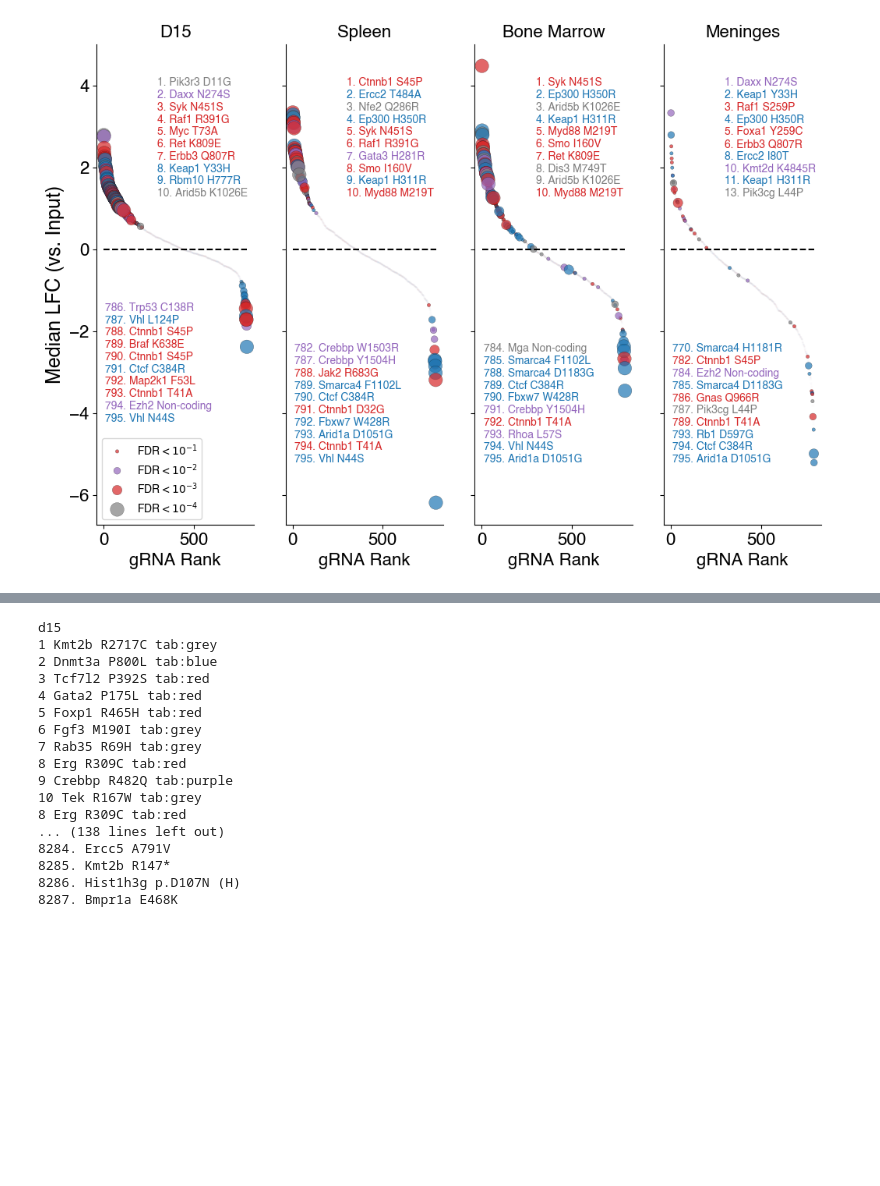
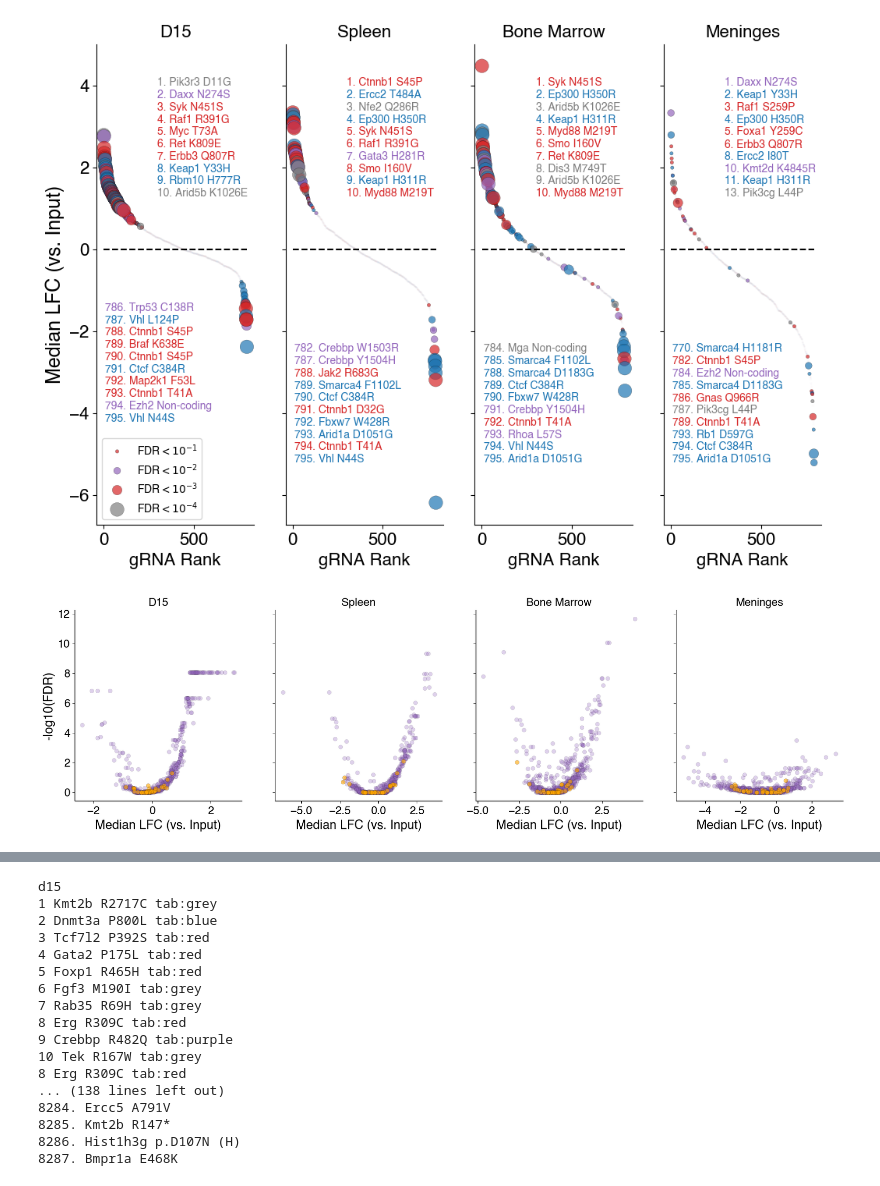
Before and after one commit to kexindon/B-ALL-in-vivo-base-editing, a Jupyter notebook: figure2.ipynb, the cells around one changed output, grey strips where cells are left out. Saved outputs shown, nothing was run; the diff lists cells and outputs as text; code cells hidden in the pictures; blank space fills up the shorter version.

Commit message:
updated figure generation codes

```diff
--- a/figure2.ipynb
+++ b/figure2.ipynb
@@ -346,8 +349,8 @@ fig.savefig('figures/fig2f.pdf')
 # %% [markdown]
 # 2g-h
 # %%
-ABE_LFC_FDR = pd.read_csv('LFC-FDR/og/ABE_LFC_FDR_df.csv')
-CBE_LFC_FDR = pd.read_csv('LFC-FDR/og/CBE_LFC_FDR_df.csv')
+ABE_LFC_FDR = pd.read_csv('LFC-FDR/og/ABE_LFC_FDR_df_og.csv')
+CBE_LFC_FDR = pd.read_csv('LFC-FDR/og/CBE_LFC_FDR_df_og.csv')
 
 cosmic = pd.read_csv('source-data/Census_allSun Nov 17 02_26_47 2024.csv').fillna('Undefined')
 
@@ -524,3 +527,38 @@ d15
 795. Arid1a D1051G
 Text(0.5, 1.0, 'Meninges')
 [figure]
+# %%
+ABE_targ = ABE_LFC_FDR[(ABE_LFC_FDR['classification']=='targeting guide')]
+ABE_controls = ABE_LFC_FDR[~(ABE_LFC_FDR['classification']=='targeting guide')]
+# %%
+names2 = ['d15','spleen', 'bonemarrow', 'meninges',]
+color_dict = {'Oncogene':'tab:red', 'Oncogene/TSG':'tab:purple', 'TSG':'tab:blue', 'Undefined':'tab:grey'}
+fig, ax = plt.subplots(1,4,figsize=(20,5), sharey=True)
+
+for k, val in enumerate(names2):
+    cc = ABE_targ
+    cc[f'neglog10_FDR_{val}'] = -np.log10(
+    cc[f'FDR_{val}_fishers'].clip(lower=1e-300)
+)
+    ax[k].scatter( cc[f'LFC_median_{val}'],cc[f'neglog10_FDR_{val}'],color='tab:purple', linewidth=.2, edgecolor='black', alpha=.3)
+
+    cc2 = ABE_controls
+    cc2[f'neglog10_FDR_{val}'] = -np.log10(
+    cc2[f'FDR_{val}_fishers'].clip(lower=1e-300)
+)
+    ax[k].scatter( cc2[f'LFC_median_{val}'],cc2[f'neglog10_FDR_{val}'],color='orange', linewidth=.2, edgecolor='black', alpha=.6)
+    ax[k].set_xlabel('Median LFC (vs. Input)', fontsize=18)
+    ax[k].spines[['top', 'right']].set_visible(False)
+    ax[k].tick_params(axis='both', which='major', labelsize=16,)
+    # ax[k].plot([1, len(cc2)+1], [0,0], linestyle='dashed', color='black')
+    # ax[k].set_xlabel('gRNA Rank', fontsize=16)
+
+ax[0].set_ylabel('-log10(FDR)', fontsize=18)
+ax[0].set_title('D15', fontsize=16)
+ax[1].set_title('Spleen', fontsize=16)
+ax[2].set_title('Bone Marrow', fontsize=16)
+ax[3].set_title('Meninges', fontsize=16)
+
+plt.savefig('figures/volcano_plot_ABE.pdf')
+# %% [output]
+[figure, added]
```
Also changed, not shown: parts of 5 cells of this notebook, 10 other files.
